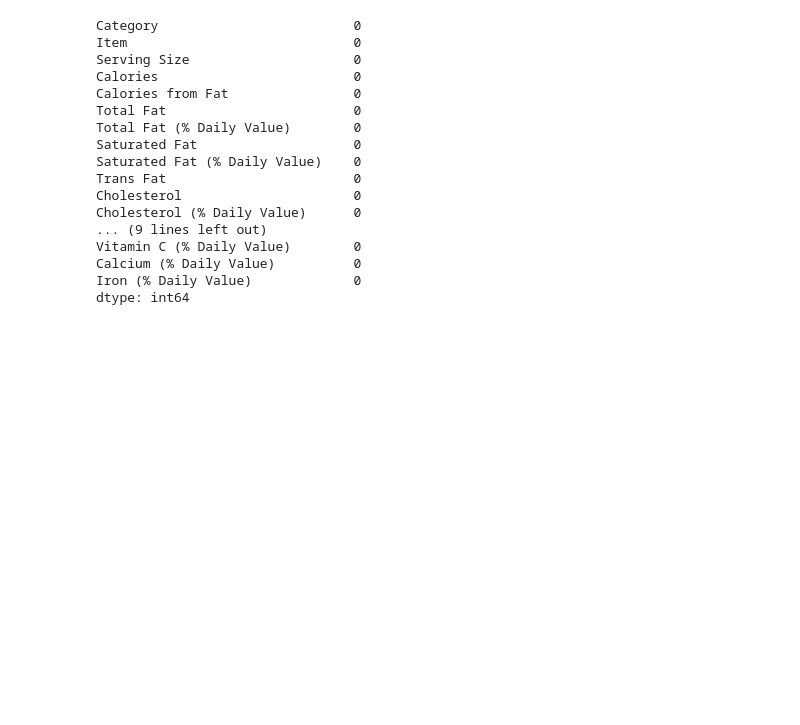
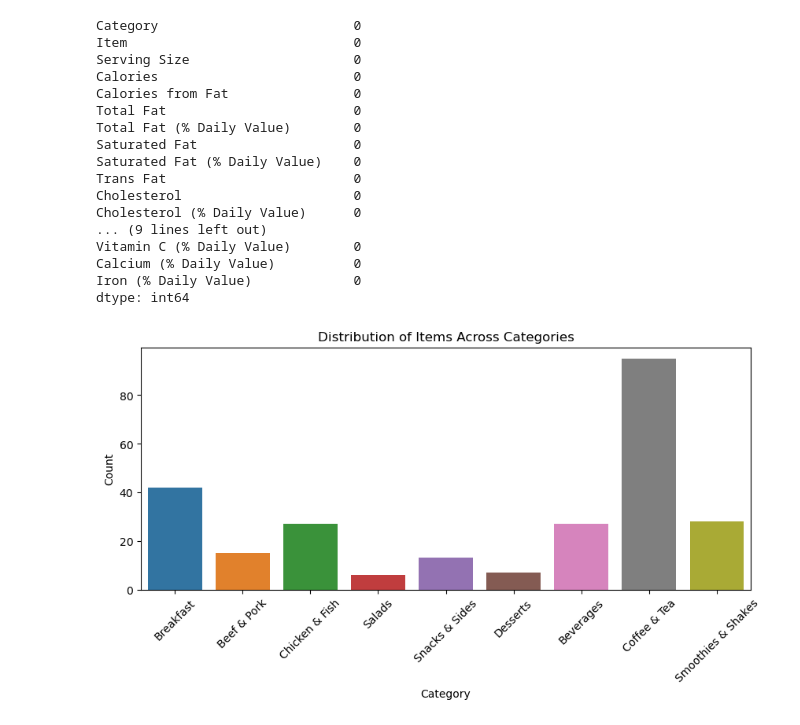
Before and after one commit to Girlingreenn/Retail-Sales-Project, a Jupyter notebook: menu.ipynb, the cells around one changed output. Cells and saved outputs as stored; diff of their text form; code cells hidden in the pictures; blank space fills up the shorter version.

```diff
--- a/menu.ipynb
+++ b/menu.ipynb
@@ -61,3 +61,14 @@ Vitamin C (% Daily Value)        0
 Calcium (% Daily Value)          0
 Iron (% Daily Value)             0
 dtype: int64
+# %%
+# plotting the category count
+fig, ax = plt.subplots(figsize = (10, 4))
+sns.countplot(data= df, x='Category', ax=ax)
+plt.title('Distribution of Items Across Categories')
+plt.xlabel('Category')
+plt.ylabel('Count')
+plt.xticks(rotation=45)
+plt.show()
+# %% [output]
+[figure, added]
```
Also changed, not shown: parts of 1 cell of this notebook.
